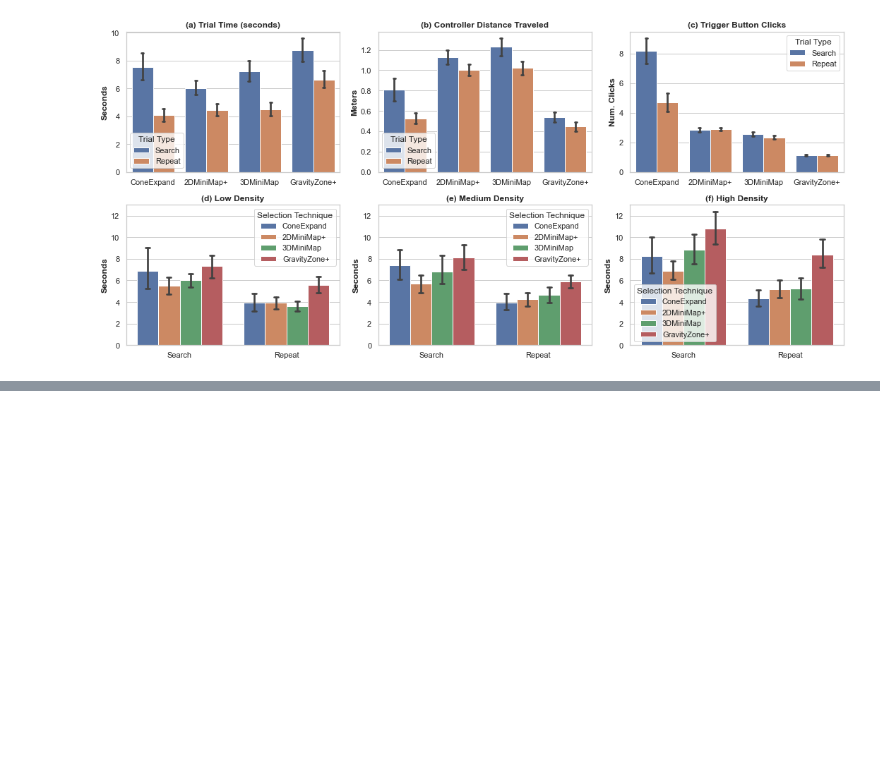
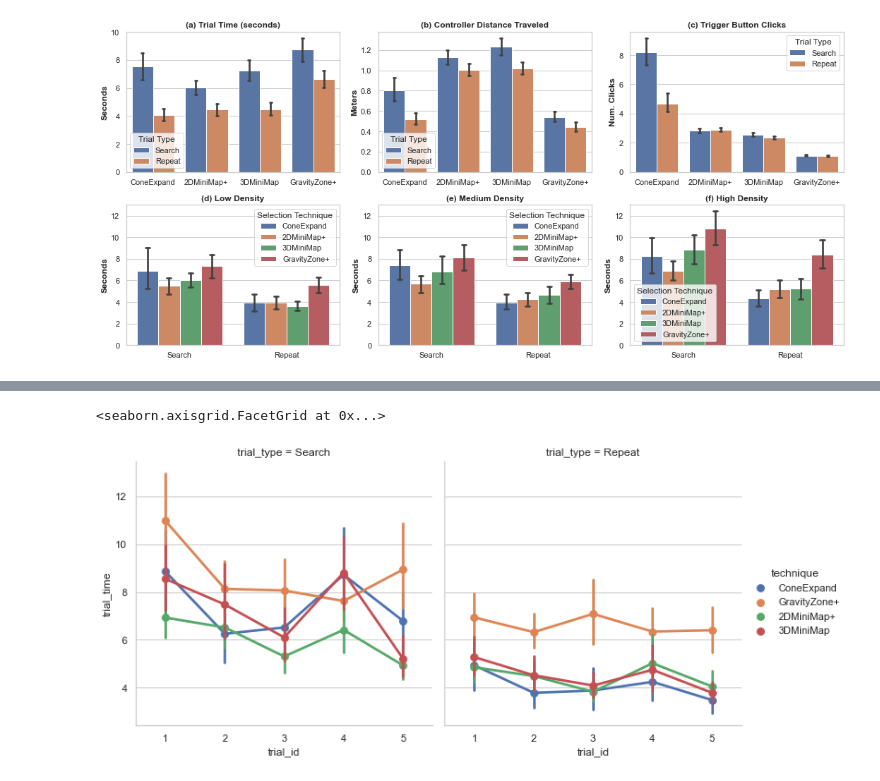
Before and after one commit to maslychm/vr_selection, a Jupyter notebook: data_analysis/clicks.ipynb, the cells around one changed output, grey strips where cells are left out. Cells and saved outputs as stored; diff of their text form; code cells hidden in the pictures; blank space fills up the shorter version.

```diff
--- a/data_analysis/clicks.ipynb
+++ b/data_analysis/clicks.ipynb
@@ -228,0 +293,5 @@ fig.savefig("all_data.pdf")
+# %%
+sns.catplot(data=dfs, kind="point", x="trial_id", y="trial_time", hue="technique", col="trial_type")
+# %% [output]
+<seaborn.axisgrid.FacetGrid at 0x...>
+[figure, added]
```
Also changed, not shown: parts of 8 cells of this notebook.
